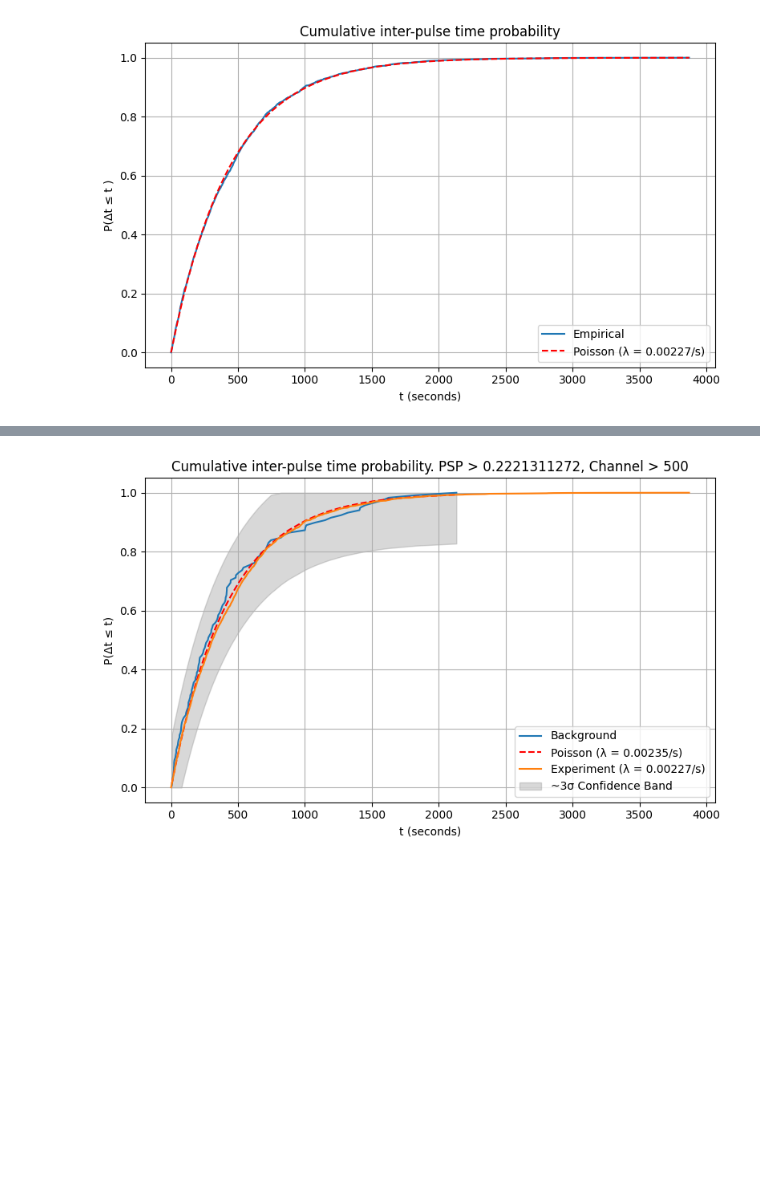
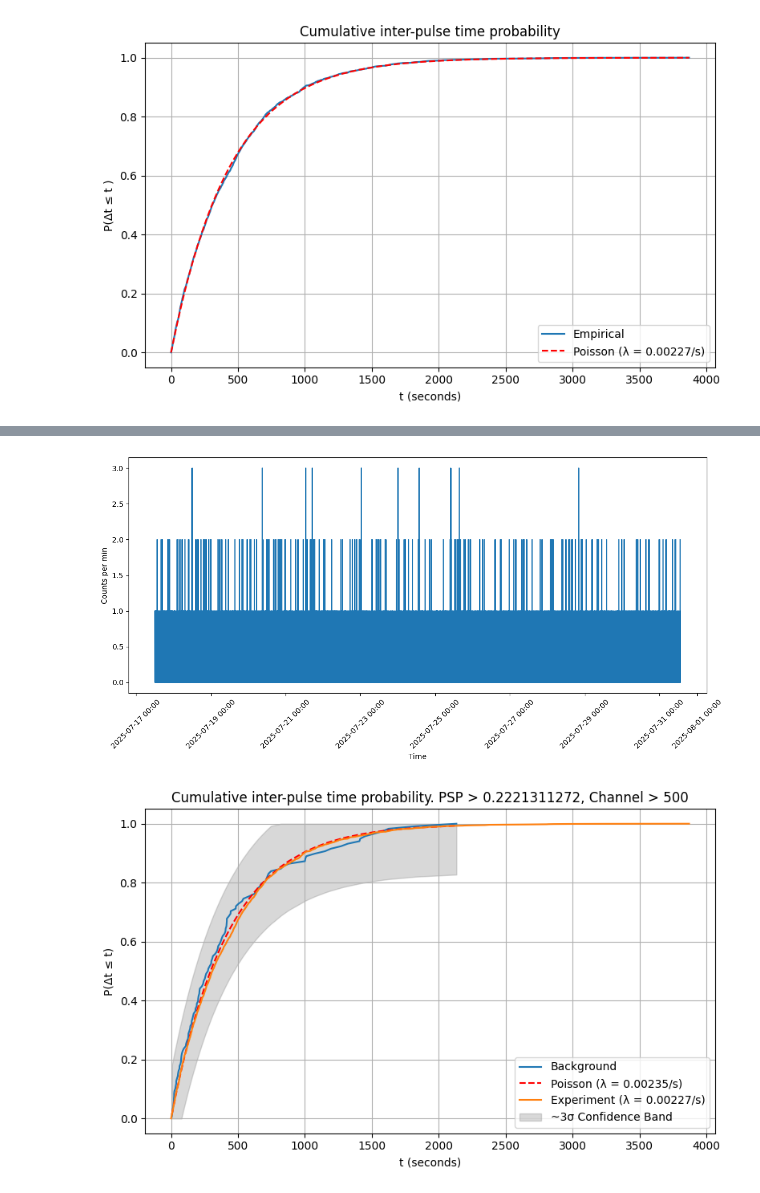
Before and after one commit to project-ida/arpa-e-experiments, a Jupyter notebook: analysis/mastromatteo-03/mastromatteo-03-radiation-pulse-analysis.ipynb, the cells around one changed output, grey strips where cells are left out. Cells and saved outputs as stored; diff of their text form; code cells hidden in the pictures; blank space fills up the shorter version.

```diff
--- a/analysis/mastromatteo-03/mastromatteo-03-radiation-pulse-analysis.ipynb
+++ b/analysis/mastromatteo-03/mastromatteo-03-radiation-pulse-analysis.ipynb
@@ -408,7 +444,20 @@ plt.show()
 # %% [output]
 [figure]
 # %%
+
 experiment_cpm = experiment.resample("60s").size().rename("counts").to_frame()
-fig = go.Figure(layout=dict(yaxis_title="Counts per min", showlegend=False, height=600, width=1200))
-fig.add_trace(go.Scattergl(name="Counts per min", x=experiment_cpm.index, y=experiment_cpm.counts))
+
+plt.figure(figsize=(12, 6))
+plt.plot(experiment_cpm.index, experiment_cpm["counts"], label="Counts per min")
+plt.ylabel("Counts per min")
+plt.xlabel("Time")
+ax = plt.gca()
+ax.xaxis.set_major_formatter(mdates.DateFormatter("%Y-%m-%d %H:%M"))
+plt.xticks(rotation=45)
+plt.tight_layout()
+plt.show()
+
+# Use below instead for interactive zoomable plot. Note this will not show up in nbviewer or Github
+# fig = go.Figure(layout=dict(yaxis_title="Counts per min", showlegend=False, height=600, width=1200))
+# fig.add_trace(go.Scattergl(name="Counts per min", x=experiment_cpm.index, y=experiment_cpm.counts))
 # %% [output]
@@ -416,3 +464,4 @@ fig.add_trace(go.Scattergl(name="Counts per min", x=experiment_cpm.index, y=expe
+[figure, added]
 # %%
 # Number of samples (n)
 n = len(delta_sorted)
```
Also changed, not shown: parts of 18 cells of this notebook.
